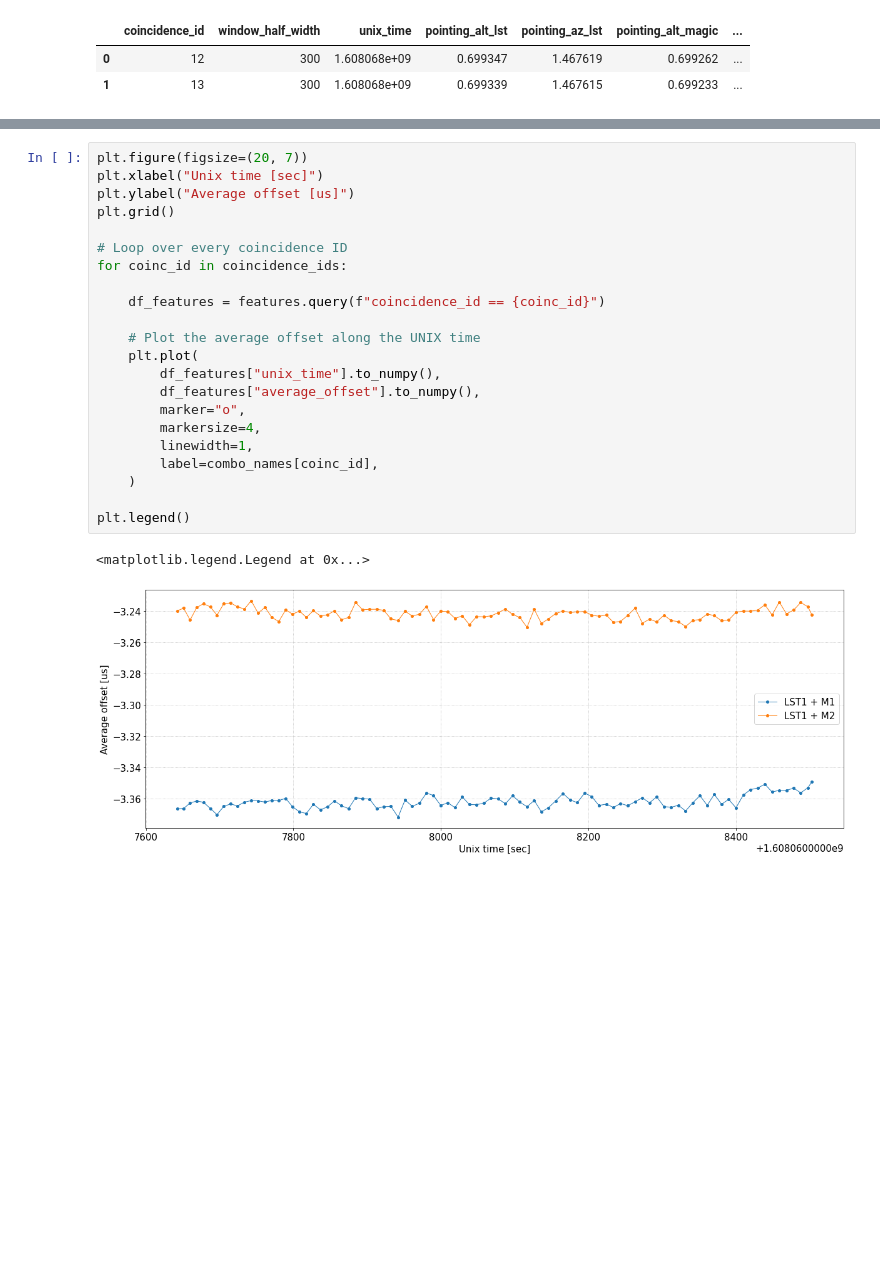
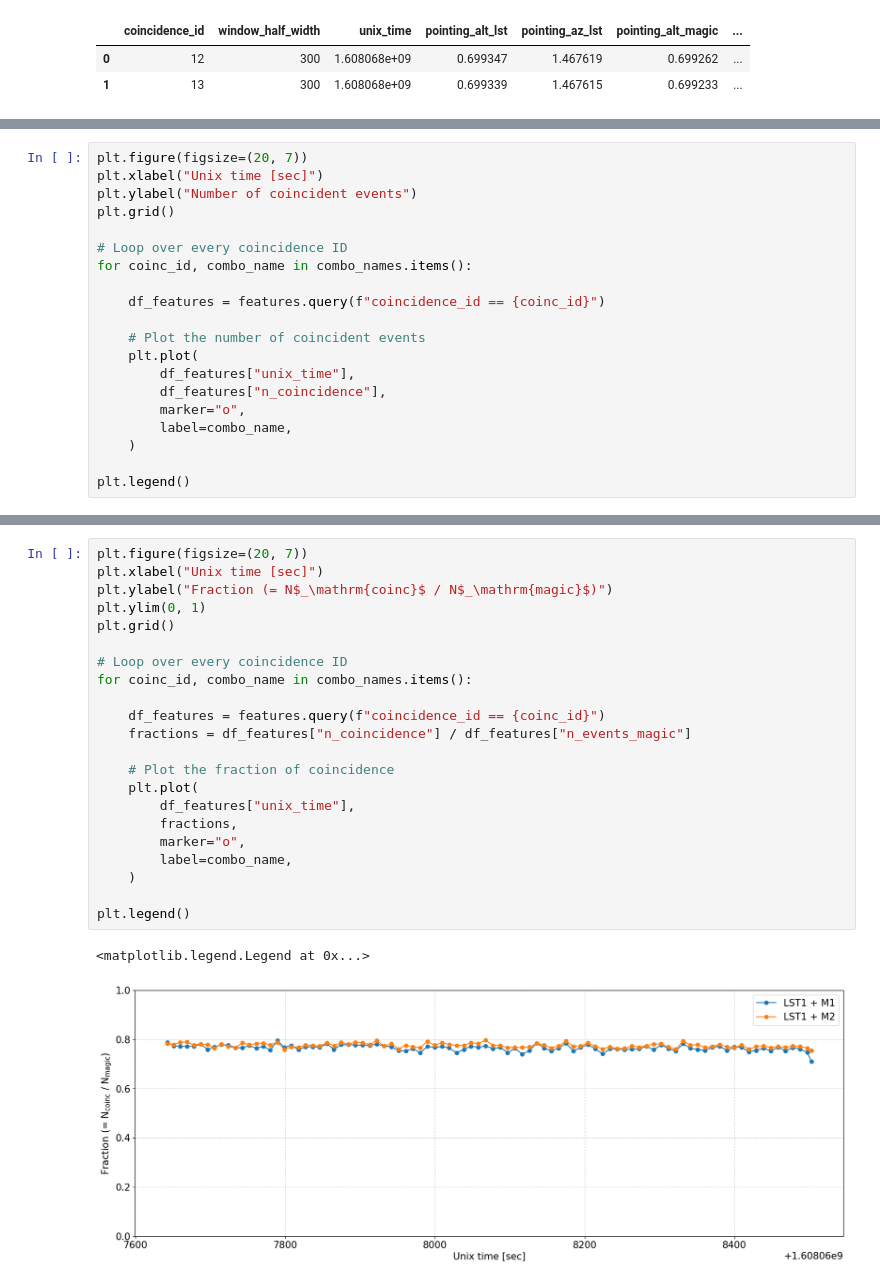
Before and after one commit to cta-observatory/magic-cta-pipe, a Jupyter notebook: notebooks/check_event_coincidence.ipynb, the cells around one changed output, grey strips where cells are left out. Drawn from its saved outputs; the diff is of its cells as text; blank space fills up the shorter version.

Commit message:
Update the notebook to check the event coincidence

```diff
--- a/notebooks/check_event_coincidence.ipynb
+++ b/notebooks/check_event_coincidence.ipynb
@@ -123,0 +155,20 @@ plt.legend()
+# %%
+plt.figure(figsize=(20, 7))
+plt.xlabel("Unix time [sec]")
+plt.ylabel("Number of coincident events")
+plt.grid()
+
+# Loop over every coincidence ID
+for coinc_id, combo_name in combo_names.items():
+
+    df_features = features.query(f"coincidence_id == {coinc_id}")
+
+    # Plot the number of coincident events
+    plt.plot(
+        df_features["unix_time"],
+        df_features["n_coincidence"],
+        marker="o",
+        label=combo_name,
+    )
+
+plt.legend()
@@ -166,25 +180,25 @@ Loading the input files...
 # %%
 plt.figure(figsize=(20, 7))
 plt.xlabel("Unix time [sec]")
-plt.ylabel("Average offset [us]")
+plt.ylabel("Fraction (= N$_\mathrm{coinc}$ / N$_\mathrm{magic}$)")
+plt.ylim(0, 1)
 plt.grid()
 
 # Loop over every coincidence ID
-for coinc_id in coincidence_ids:
+for coinc_id, combo_name in combo_names.items():
 
     df_features = features.query(f"coincidence_id == {coinc_id}")
+    fractions = df_features["n_coincidence"] / df_features["n_events_magic"]
 
-    # Plot the average offset along the UNIX time
+    # Plot the fraction of coincidence
     plt.plot(
-        df_features["unix_time"].to_numpy(),
-        df_features["average_offset"].to_numpy(),
+        df_features["unix_time"],
+        fractions,
         marker="o",
-        markersize=4,
-        linewidth=1,
-        label=combo_names[coinc_id],
+        label=combo_name,
     )
 
 plt.legend()
 # %% [output]
 <matplotlib.legend.Legend at 0x...>
-[figure, old version]
+[figure, new version]
```
Also changed, not shown: parts of 18 cells of this notebook.
